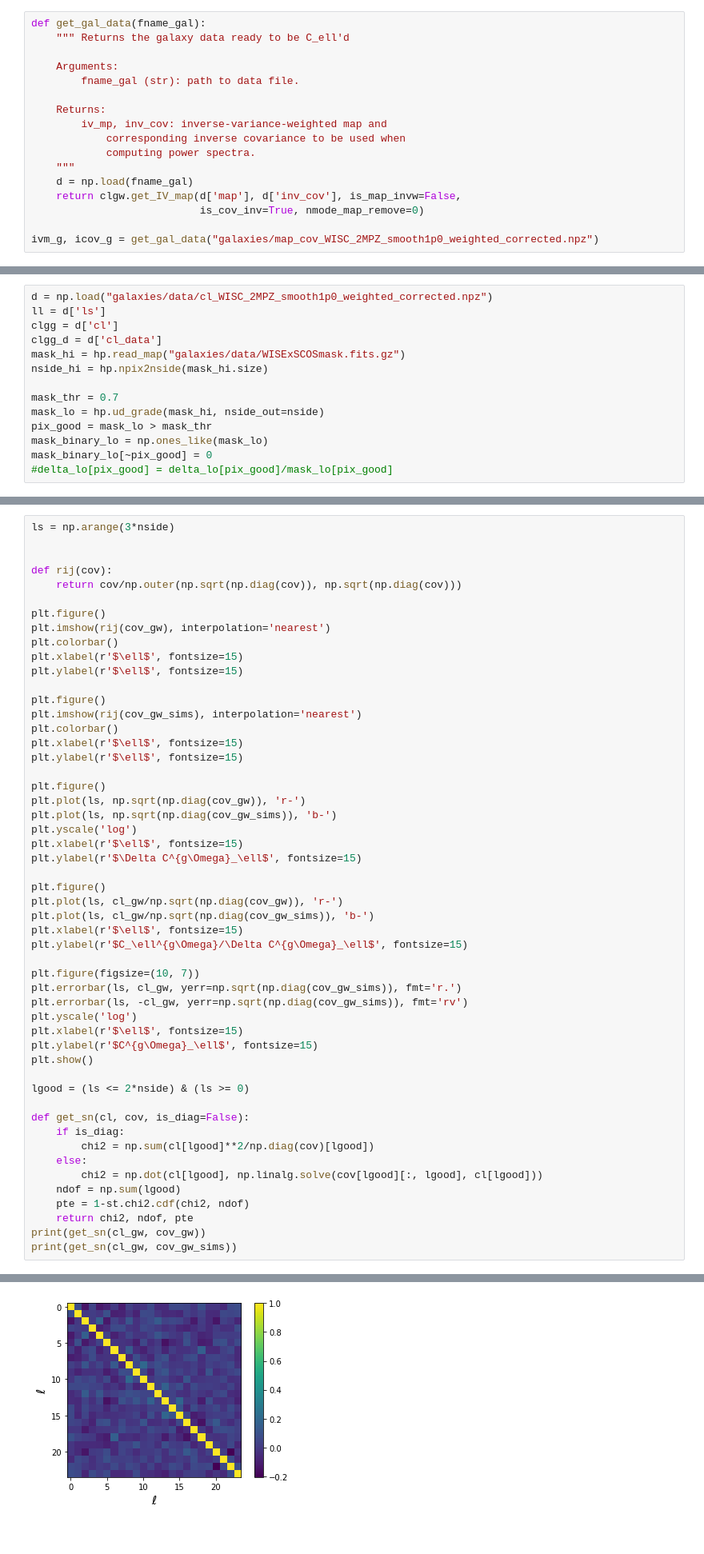
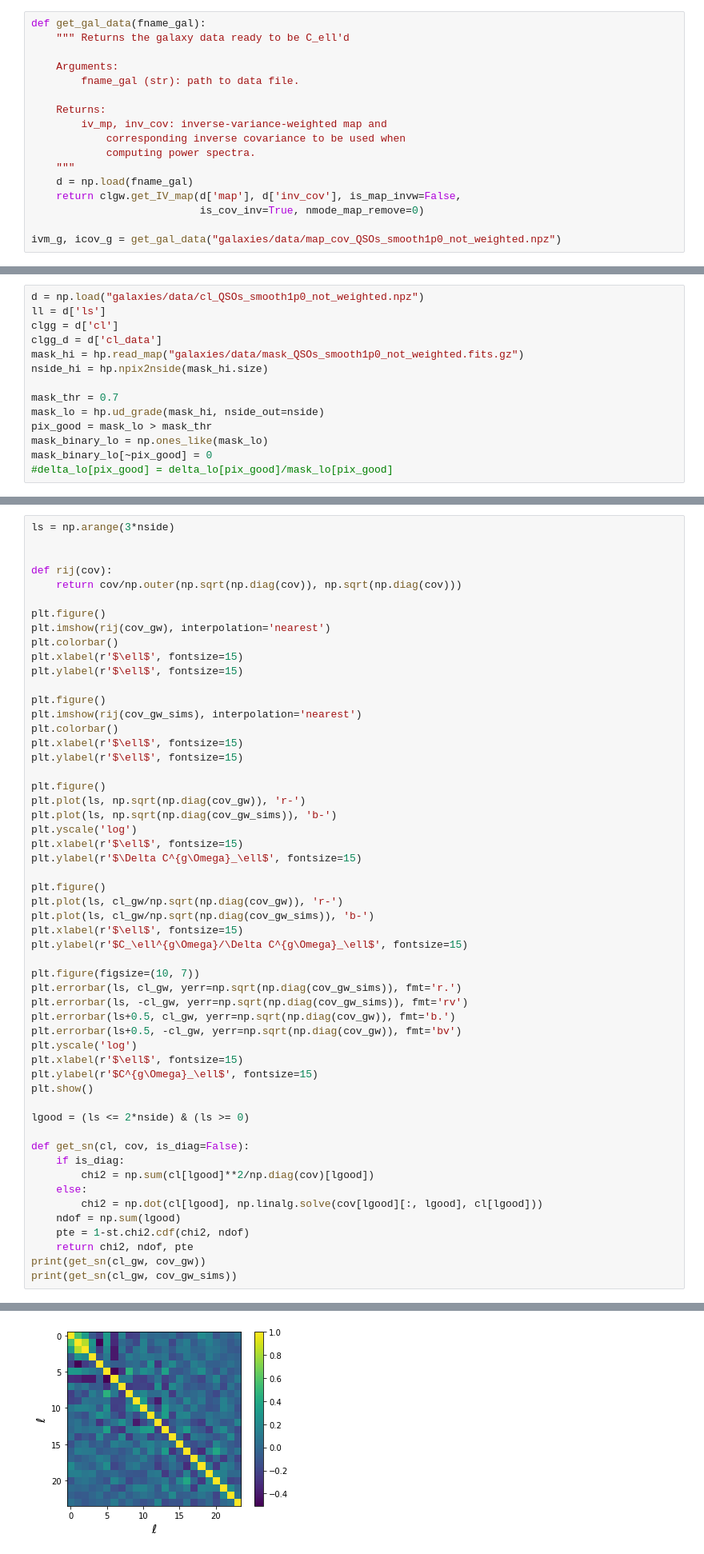
Before and after one commit to a-renzini/sky_maps_correlation, a Jupyter notebook: CalculateCells.ipynb, the cells around one changed output, grey strips where cells are left out. Shown at 80% size. Saved outputs shown, nothing was run; the diff lists cells and outputs as text.

```diff
--- a/CalculateCells.ipynb
+++ b/CalculateCells.ipynb
@@ -60,4 +60,4 @@ def get_gal_data(fname_gal):
     return clgw.get_IV_map(d['map'], d['inv_cov'], is_map_invw=False,
                            is_cov_inv=True, nmode_map_remove=0)
 
-ivm_g, icov_g = get_gal_data("galaxies/map_cov_WISC_2MPZ_smooth1p0_weighted_corrected.npz")
+ivm_g, icov_g = get_gal_data("galaxies/data/map_cov_QSOs_smooth1p0_not_weighted.npz")
@@ -136,11 +122,11 @@ plt.show()
 # %% [markdown]
 Generating galaxy mocks as Gaussian maps
 # %%
-d = np.load("galaxies/data/cl_WISC_2MPZ_smooth1p0_weighted_corrected.npz")
+d = np.load("galaxies/data/cl_QSOs_smooth1p0_not_weighted.npz")
 ll = d['ls']
 clgg = d['cl']
 clgg_d = d['cl_data']
-mask_hi = hp.read_map("galaxies/data/WISExSCOSmask.fits.gz")
+mask_hi = hp.read_map("galaxies/data/mask_QSOs_smooth1p0_not_weighted.fits.gz")
 nside_hi = hp.npix2nside(mask_hi.size)
 
 mask_thr = 0.7
@@ -228,6 +214,8 @@ plt.ylabel(r'$C_\ell^{g\Omega}/\Delta C^{g\Omega}_\ell$', fontsize=15)
 plt.figure(figsize=(10, 7))
 plt.errorbar(ls, cl_gw, yerr=np.sqrt(np.diag(cov_gw_sims)), fmt='r.')
 plt.errorbar(ls, -cl_gw, yerr=np.sqrt(np.diag(cov_gw_sims)), fmt='rv')
+plt.errorbar(ls+0.5, cl_gw, yerr=np.sqrt(np.diag(cov_gw)), fmt='b.')
+plt.errorbar(ls+0.5, -cl_gw, yerr=np.sqrt(np.diag(cov_gw)), fmt='bv')
 plt.yscale('log')
 plt.xlabel(r'$\ell$', fontsize=15)
 plt.ylabel(r'$C^{g\Omega}_\ell$', fontsize=15)
@@ -250 +238 @@ print(get_sn(cl_gw, cov_gw_sims))
-[figure, old version]
+[figure, new version]
```
Also changed, not shown: parts of 6 cells of this notebook, 19 other files.
